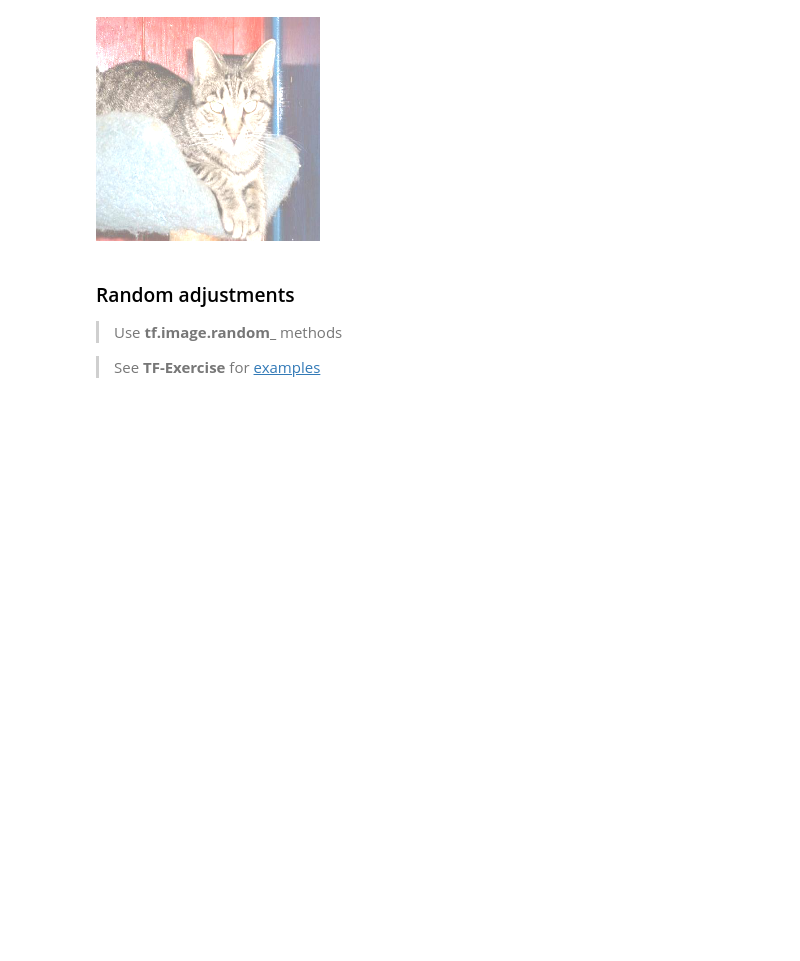
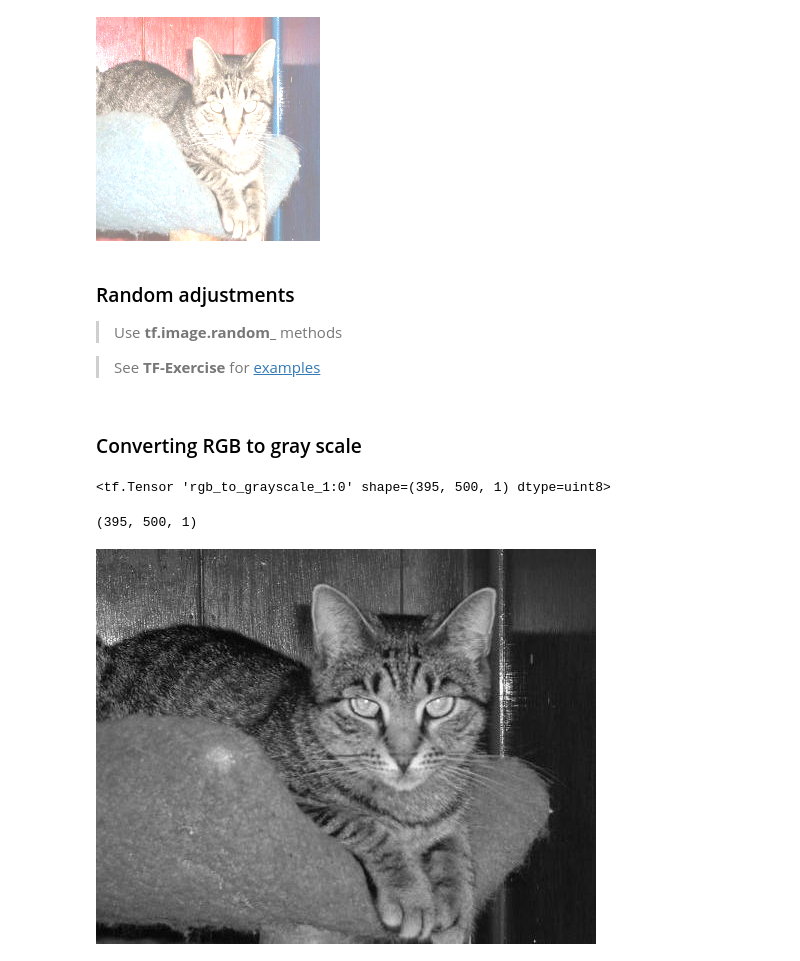
Before and after one commit to as641651/TensorFlowDocker, a Jupyter notebook: exercise/04_Image_processing.ipynb, the cells around one changed output. Saved outputs shown, nothing was run; the diff lists cells and outputs as text; code cells hidden in the pictures; blank space fills up the shorter version.

```diff
--- a/exercise/04_Image_processing.ipynb
+++ b/exercise/04_Image_processing.ipynb
@@ -116,3 +116,19 @@ Image.fromarray(out)
 > Use **tf.image.random_** methods
 
 > See **TF-Exercise** for [examples](https://github.com/as641651/TF-Exercise/blob/master/Image_Processing/Image_Processing.ipynb)
+# %% [markdown]
+### Converting RGB to gray scale
+# %%
+grey_image = tf.image.rgb_to_grayscale(image_tensor)
+grey_image
+# %% [output]
+<tf.Tensor 'rgb_to_grayscale_1:0' shape=(395, 500, 1) dtype=uint8>
+# %%
+with tf.Session() as sess:
+    out = sess.run(grey_image)
+    print(out.shape)
+
+Image.fromarray(out.reshape(395,500))
+# %% [output]
+(395, 500, 1)
+[figure, added]
```
Also changed, not shown: parts of 1 cell of this notebook, 8 other files.
